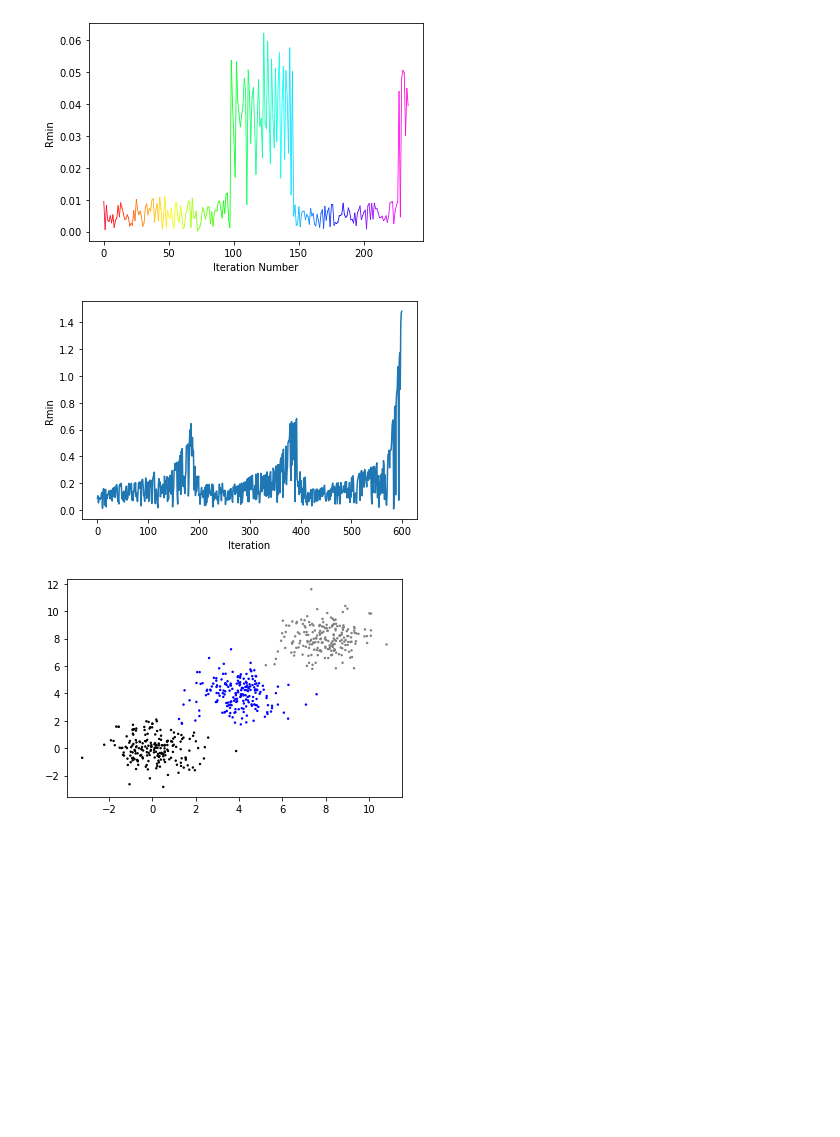
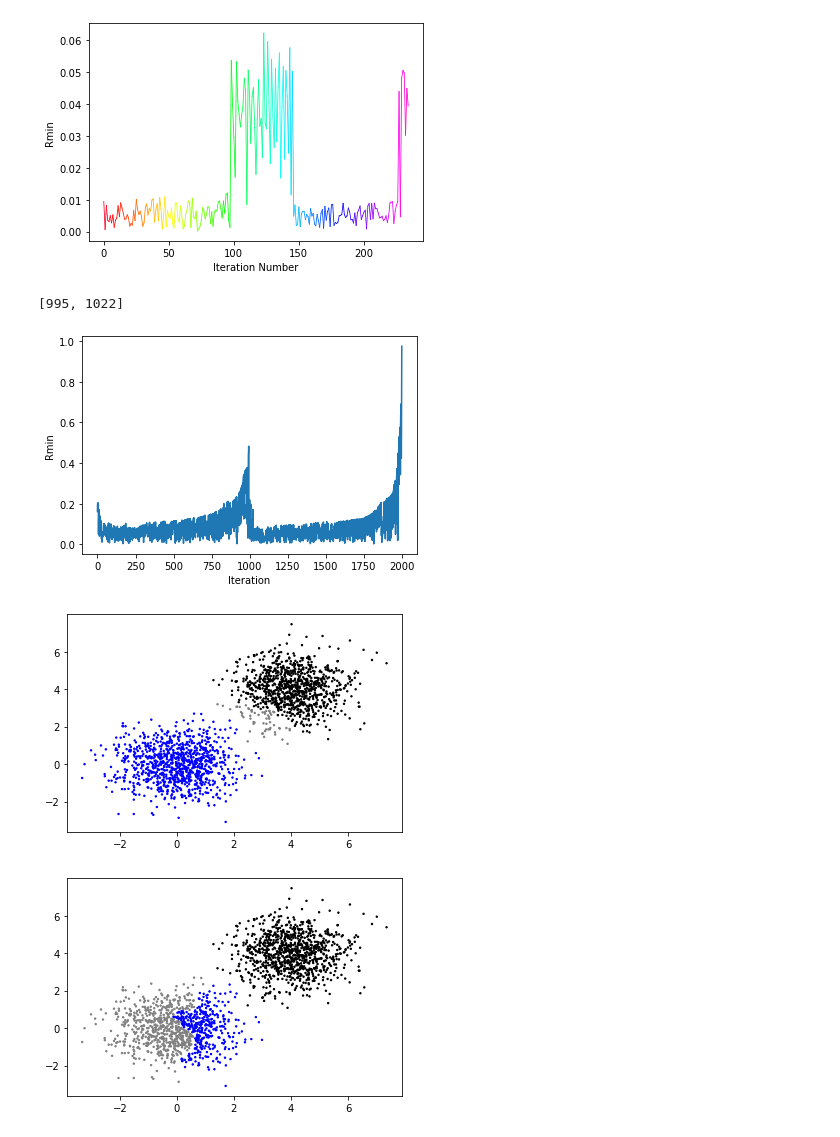
Before and after one commit to kayla-lixinyi/Summer-Project-Advanced-and-Interpretable-Unsupervised-Learning, a Jupyter notebook: Testing/ILS_tests_plots.ipynb, the cells around one changed output. Drawn from its saved outputs; the diff is of its cells as text; code cells hidden in the pictures; blank space fills up the shorter version.

```diff
--- a/Testing/ILS_tests_plots.ipynb
+++ b/Testing/ILS_tests_plots.ipynb
@@ -54,20 +56,23 @@ testILS.rainbow_rmin()
 [figure]
 [figure]
 # %%
-a = np.random.normal(0, 1, (200, 2))
-b = np.random.normal(4, 1, (200, 2))
-c = np.random.normal(8, 1, (200, 2))
-test = np.concatenate((a, b, c), axis = 0)
+a = np.random.normal(0, 1, (1000, 2))
+b = np.random.normal(4, 1, (1000, 2))
+test = np.concatenate((a, b), axis = 0)
 # %%
-testILS = ILS().initial_spread(test)
+testILS = ILS(min_cluster_size = 25).fit(test)
+print(testILS.maxima)
 testILS.plot_rmin()
+testILS.plot_labels()
 # %% [output]
+[995, 1022]
-[figure, old version]
+[figure, new version]
+[figure, added]
 # %%
 testILS.manual_segmentation([200, 400])
 testILS.plot_labels()
 # %% [output]
-[figure, old version]
+[figure, new version]
 # %%
 labelled_points = np.array([[0, 0, 1], [4, 4, 2], [8, 8, 3]]) # last column is label
 testILS = ILS().label_sprd_semi_sup(labelled_points, test)
```
Also changed, not shown: parts of 3 cells of this notebook, 4 other files.
